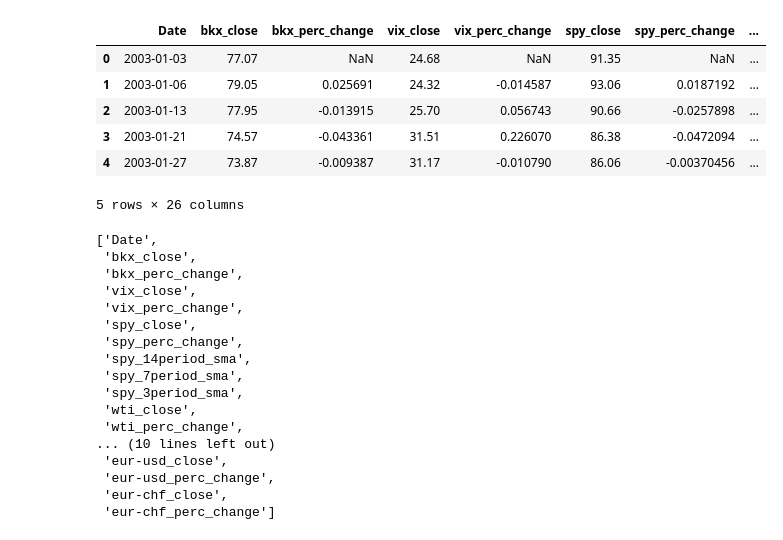
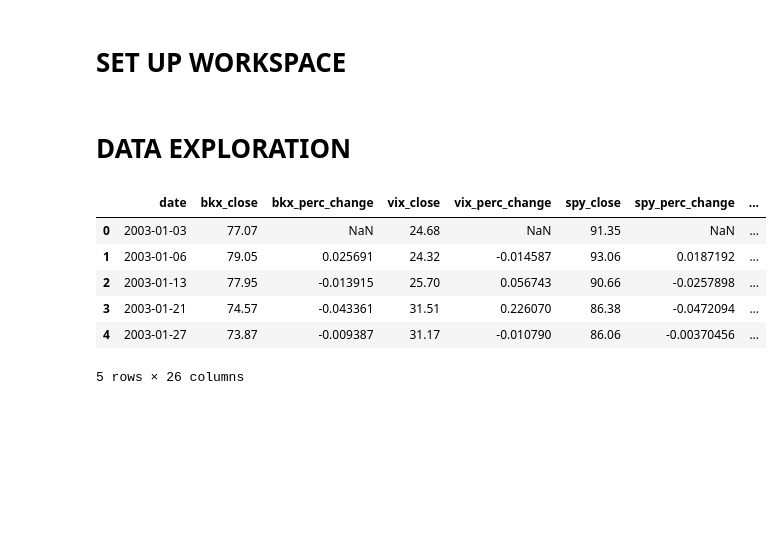
Before and after one commit to justinbosscher/SPY_model, a Jupyter notebook: ecn376_python.ipynb, the cells around one changed output. Saved outputs shown, nothing was run; the diff lists cells and outputs as text; code cells hidden in the pictures; blank space fills up the shorter version.

```diff
--- a/ecn376_python.ipynb
+++ b/ecn376_python.ipynb
@@ -1 +3,3 @@
+# %% [markdown]
+# SET UP WORKSPACE
 # %%
@@ -8,35 +17,19 @@ from sklearn.model_selection import TimeSeriesSplit    # For test/train splits
 # %%
 # Load data
 df = pd.read_excel('assets/data.xlsm')
+# %%
+# Save loaded df as total_df for posterity
+total_df = pd.DataFrame(df)
+# %% [markdown]
+# DATA EXPLORATION
 # %%
 # Take a peek at the dataset
-df.head()
+total_df.head()
 # %% [output]
-|  | Date | bkx_close | bkx_perc_change | vix_close | vix_perc_change | spy_close | spy_perc_change | ... |
+|  | date | bkx_close | bkx_perc_change | vix_close | vix_perc_change | spy_close | spy_perc_change | ... |
 | 0 | 2003-01-03 | 77.07 | NaN | 24.68 | NaN | 91.35 | NaN | ... |
 | 1 | 2003-01-06 | 79.05 | 0.025691 | 24.32 | -0.014587 | 93.06 | 0.0187192 | ... |
 | 2 | 2003-01-13 | 77.95 | -0.013915 | 25.70 | 0.056743 | 90.66 | -0.0257898 | ... |
 | 3 | 2003-01-21 | 74.57 | -0.043361 | 31.51 | 0.226070 | 86.38 | -0.0472094 | ... |
 | 4 | 2003-01-27 | 73.87 | -0.009387 | 31.17 | -0.010790 | 86.06 | -0.00370456 | ... |
 5 rows × 26 columns
-# %%
-# Print out the column headers
-list(df.columns.values)
-# %% [output]
-['Date',
- 'bkx_close',
- 'bkx_perc_change',
- 'vix_close',
- 'vix_perc_change',
- 'spy_close',
- 'spy_perc_change',
- 'spy_14period_sma',
- 'spy_7period_sma',
- 'spy_3period_sma',
- 'wti_close',
- 'wti_perc_change',
-... (10 lines left out)
- 'eur-usd_close',
- 'eur-usd_perc_change',
- 'eur-chf_close',
- 'eur-chf_perc_change']
```
Also changed, not shown: parts of 30 cells of this notebook, 1 other file.
